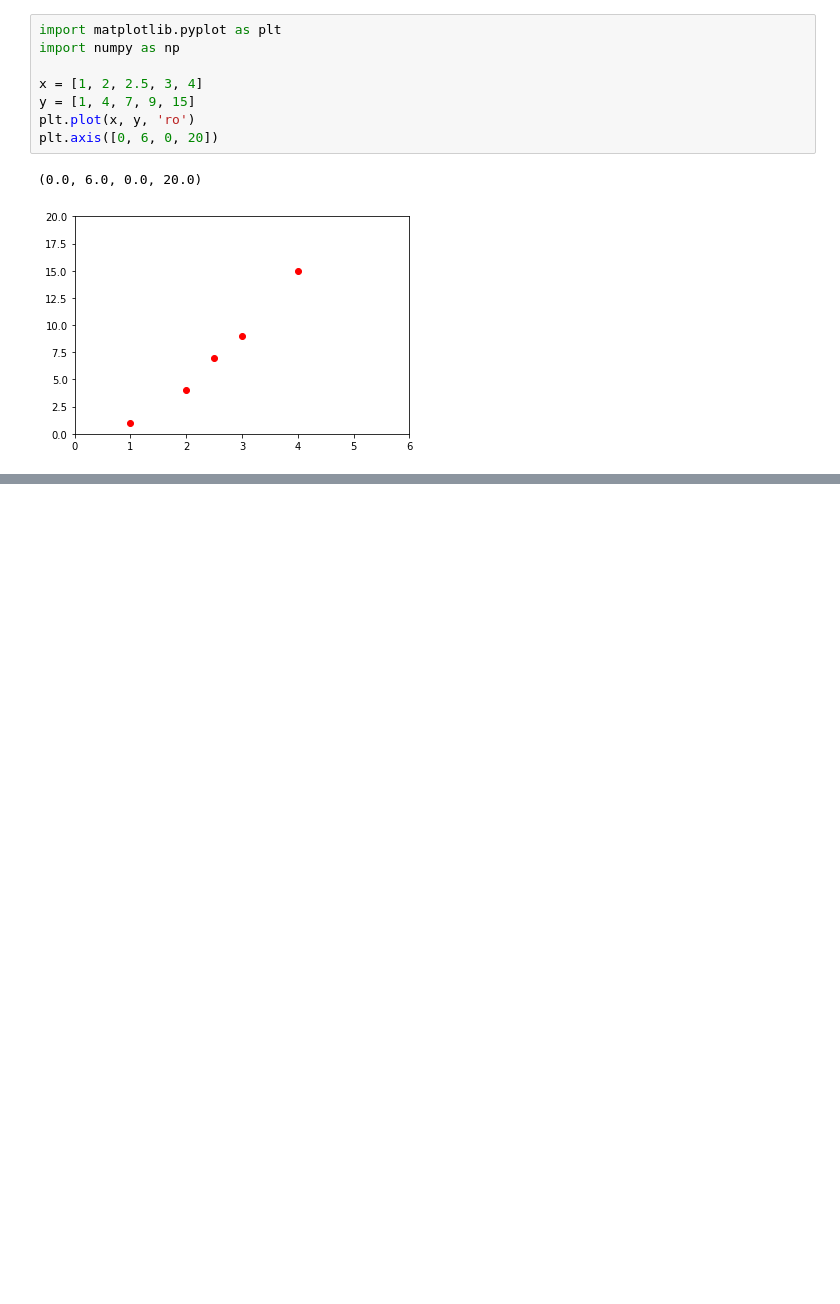
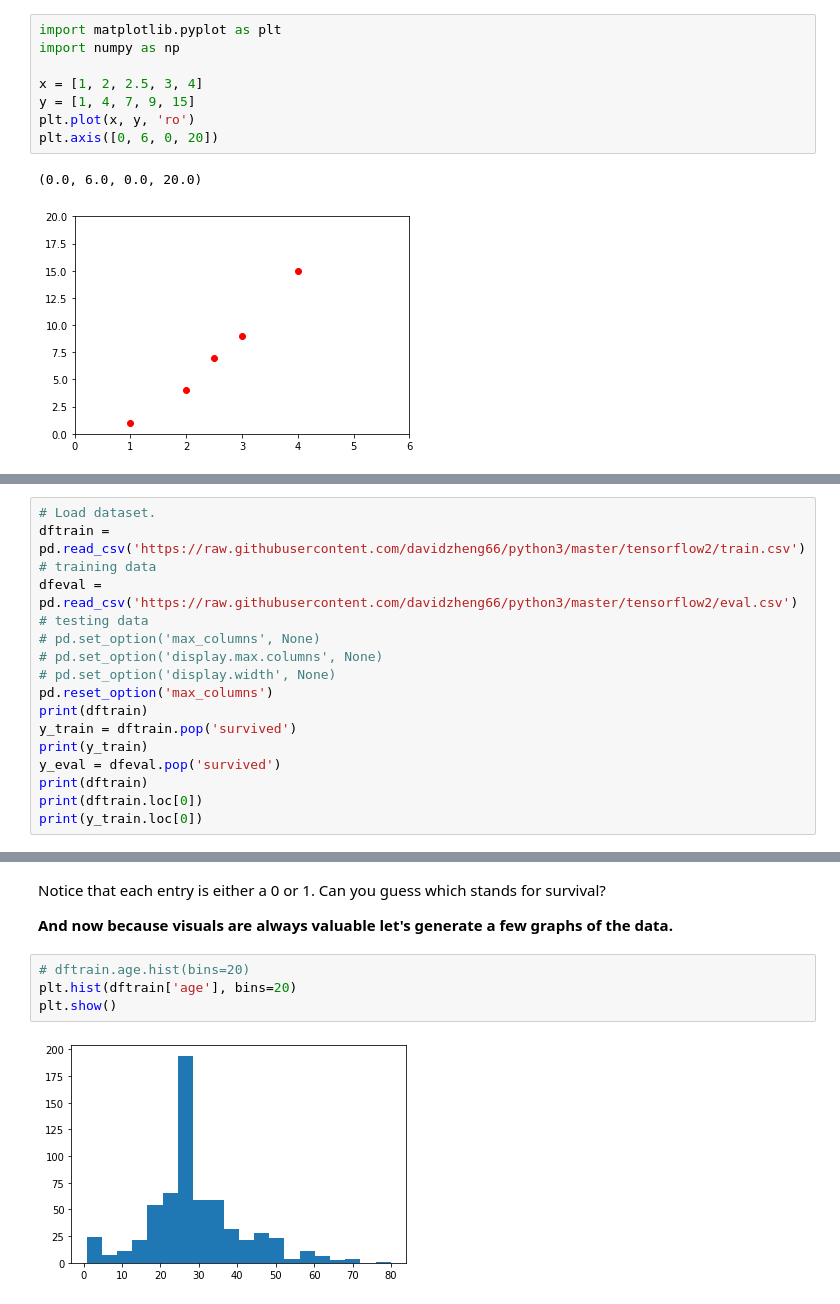
Before and after one commit to davidzheng66/python3, a Jupyter notebook: tensorflow2/3-core-learning-algorithms.ipynb, the cells around one changed output, grey strips where cells are left out. Cells and saved outputs as stored; diff of their text form; blank space fills up the shorter version.

```diff
--- a/tensorflow2/3-core-learning-algorithms.ipynb
+++ b/tensorflow2/3-core-learning-algorithms.ipynb
@@ -38,0 +92,15 @@ plt.axis([0, 6, 0, 20])
+# %%
+# Load dataset.
+dftrain = pd.read_csv('https://raw.githubusercontent.com/davidzheng66/python3/master/tensorflow2/train.csv') # training data
+dfeval = pd.read_csv('https://raw.githubusercontent.com/davidzheng66/python3/master/tensorflow2/eval.csv') # testing data
+# pd.set_option('max_columns', None)
+# pd.set_option('display.max.columns', None)
+# pd.set_option('display.width', None)
+pd.reset_option('max_columns')
+print(dftrain)
+y_train = dftrain.pop('survived')
+print(y_train)
+y_eval = dfeval.pop('survived')
+print(dftrain)
+print(dftrain.loc[0])
+print(y_train.loc[0])
@@ -38,0 +173,10 @@ plt.axis([0, 6, 0, 20])
+# %% [markdown]
+Notice that each entry is either a 0 or 1. Can you guess which stands for survival?
+
+**And now because visuals are always valuable let's generate a few graphs of the data.**
+# %%
+# dftrain.age.hist(bins=20)
+plt.hist(dftrain['age'], bins=20)
+plt.show()
+# %% [output]
+[figure, added]
```
Also changed, not shown: parts of 63 cells of this notebook.
